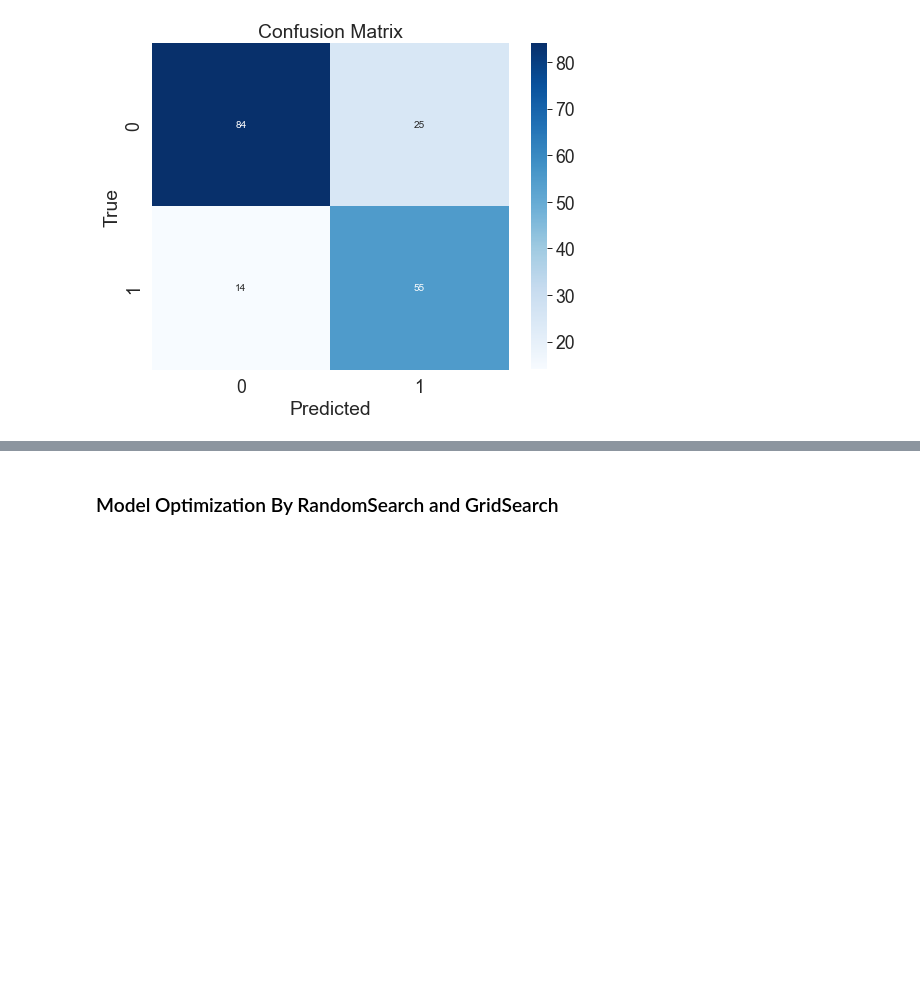
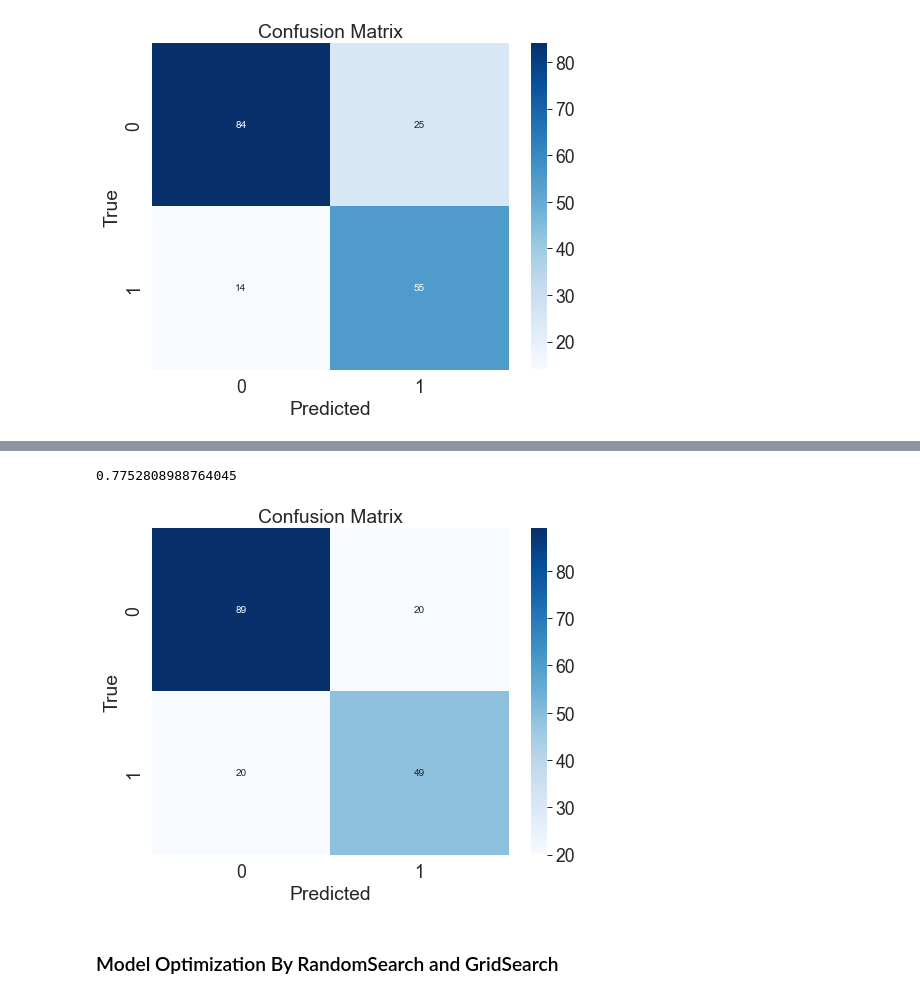
Before and after one commit to Muhammad-Sheraz-ds/Titanic-Predicting-model, a Jupyter notebook: Titanic-Analysing and Predicting model.ipynb, the cells around one changed output, grey strips where cells are left out. Drawn from its saved outputs; the diff is of its cells as text; code cells hidden in the pictures; blank space fills up the shorter version.

```diff
--- a/Titanic-Analysing and Predicting model.ipynb
+++ b/Titanic-Analysing and Predicting model.ipynb
@@ -387,0 +407,10 @@ plt.show()
+# %%
+from sklearn.ensemble import StackingClassifier
+
+clf = StackingClassifier(
+    estimators=estimators,
+    final_estimator=LogisticRegression(),
+    cv=10
+)
+# %%
+clf.fit(x_train, y_train)
@@ -388,3 +425,21 @@ plt.show()
+# %%
+y_pred = clf.predict(x_test)
+# %%
+from sklearn.metrics import accuracy_score
+accuracy_score(y_test,y_pred)
+# %% [output]
+0.7752808988764045
+# %%
+cm = pd.DataFrame(confusion_matrix(y_test, y_pred))
+# %%
+plt.figure(figsize=(8, 6))
+sns.heatmap(cm, annot=True, fmt="d", cmap="Blues", xticklabels=[0, 1], yticklabels=[0, 1])
+plt.xlabel('Predicted')
+plt.ylabel('True')
+plt.title('Confusion Matrix')
+plt.show()
+# %% [output]
+[figure, added]
 # %% [markdown]
 ### Model Optimization By RandomSearch and GridSearch
 # %%
```
Also changed, not shown: parts of 8 cells of this notebook, 16 other files.
